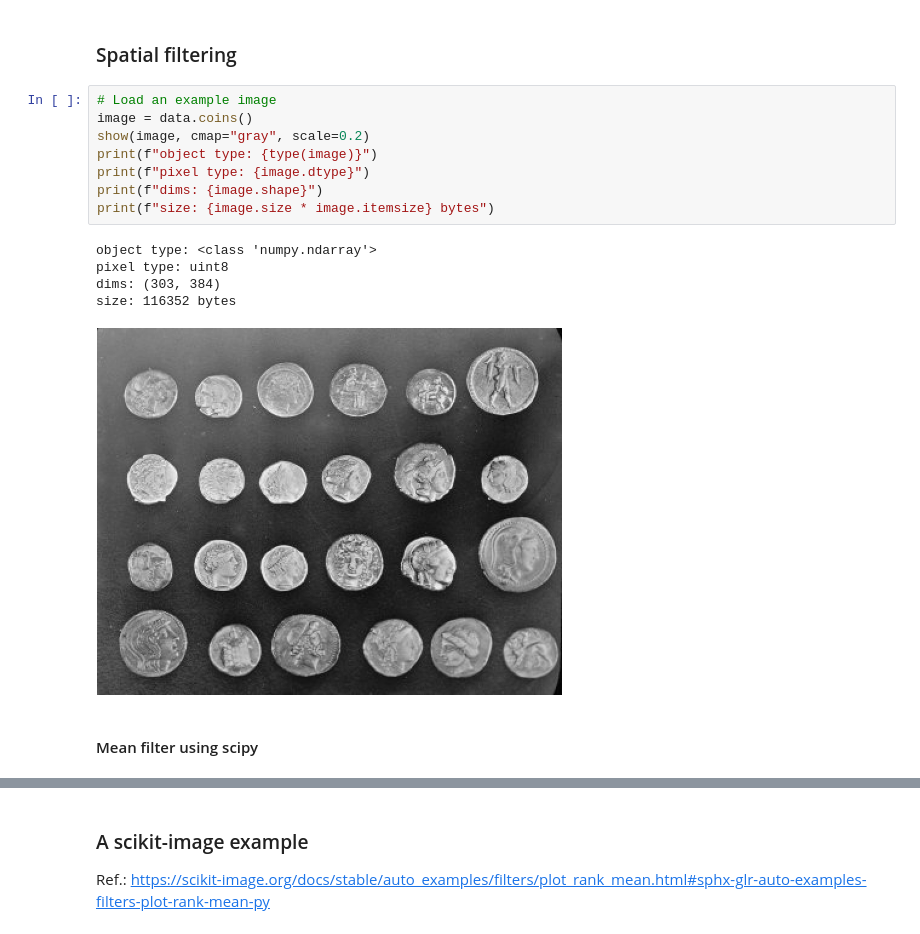
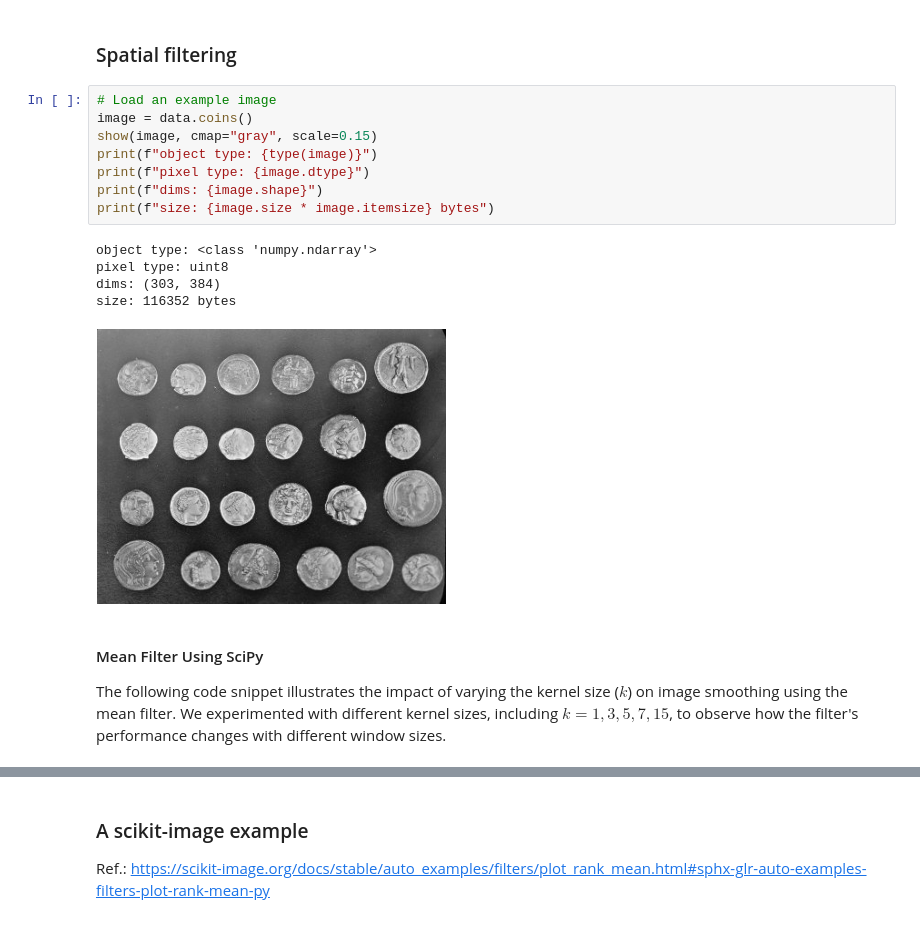
Before and after one commit to thiagopx/pdi, a Jupyter notebook: notebooks/03_spatial-filt.ipynb, the cells around one changed output, grey strips where cells are left out. Cells and saved outputs as stored; diff of their text form.

Commit message:
added spatial filtering notebook

```diff
--- a/notebooks/03_spatial-filt.ipynb
+++ b/notebooks/03_spatial-filt.ipynb
@@ -15,19 +18,21 @@ from skimage import exposure
 # %%
 # Load an example image
 image = data.coins()
-show(image, cmap="gray", scale=0.2)
+show(image, cmap="gray", scale=0.15)
 print(f"object type: {type(image)}")
 print(f"pixel type: {image.dtype}")
 print(f"dims: {image.shape}")
 print(f"size: {image.size * image.itemsize} bytes")
 # %% [output]
 object type: <class 'numpy.ndarray'>
 pixel type: uint8
 dims: (303, 384)
 size: 116352 bytes
-[figure, old version]
+[figure, new version]
-# %% [markdown]
-#### Mean filter using scipy
+# %% [markdown]
+#### Mean Filter Using SciPy
+
+The following code snippet illustrates the impact of varying the kernel size ($k$) on image smoothing using the mean filter. We experimented with different kernel sizes, including $k = 1, 3, 5, 7, 15$, to observe how the filter's performance changes with different window sizes.
 # %%
 from scipy.ndimage import uniform_filter
 
```
Also changed, not shown: parts of 16 cells of this notebook, 1 other file.
